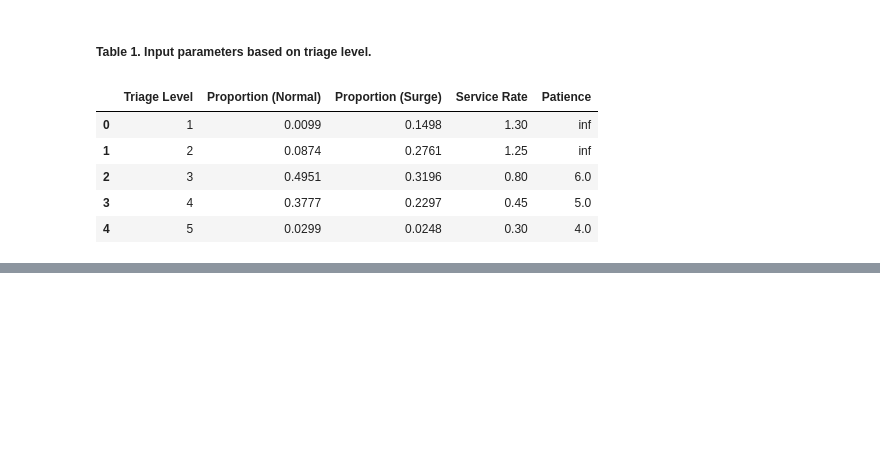
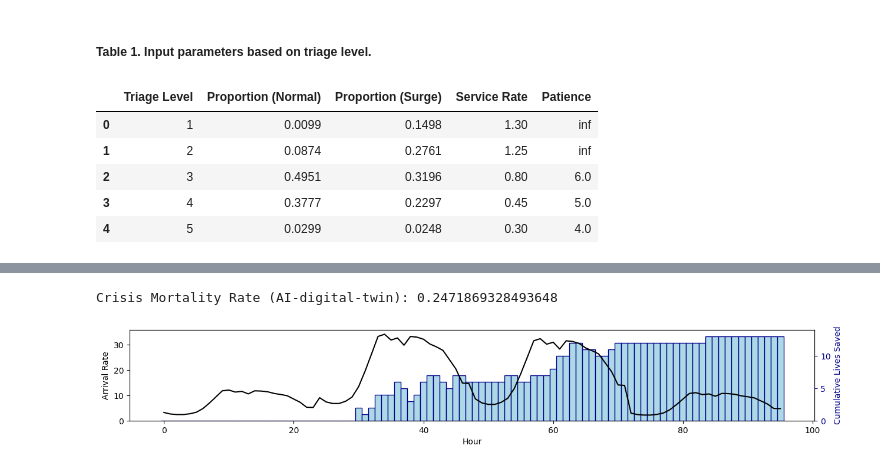
Before and after one commit to dlon450/ambulance-diversion-sim, a Jupyter notebook: simulation.ipynb, the cells around one changed output, grey strips where cells are left out. Cells and saved outputs as stored; diff of their text form; code cells hidden in the pictures; blank space fills up the shorter version.

```diff
--- a/simulation.ipynb
+++ b/simulation.ipynb
@@ -161,0 +163,15 @@ varying_threshold_simulation(
+# %%
+hosp1 = Hospital(hourly_arrival_rates[idx], service_rate, patience, triage_probabilities, triage_probabilities_crisis, daily_crisis_factor[idx], best_threshold, days, patients_hosp1[idx], hosp_number=1)
+hosp2 = Hospital(hourly_arrival_rates[idx], service_rate, patience, triage_probabilities, triage_probabilities_crisis, daily_crisis_factor[idx], np.inf, days, patients_hosp2[idx], doctor_shift_counts=hosp2_doctor_shift_counts[idx], hosp_number=2)
+optimal_thresholds = simulate_system_by_shift(hosp1, hosp2, days, show_output=False, simulate_one_step_ahead=False, travel_time=travel_time_between_hospitals, threshold_model=threshold_model)
+surrogate_mortality_rate = np.mean([p.wait_time - p.death_time >= -1e-8 for p in hosp1.patients if not p.diverted] +
+                            [p.wait_time - p.death_time >= -1e-8 for p in hosp2.patients])
+surrogate_death_counts_h1 = get_patient_arrival_counts([p for p in hosp1.patients if not p.diverted and p.wait_time - p.death_time >= -1e-8])
+surrogate_death_counts_h2 = get_patient_arrival_counts([p for p in hosp2.patients if p.wait_time - p.death_time >= -1e-8])
+print('Crisis Mortality Rate (AI-digital-twin):', surrogate_mortality_rate)
+# %% [output]
+Crisis Mortality Rate (AI-digital-twin): 0.2471869328493648
+# %%
+plot_arrival_overlay_lives(hourly_arrival_rates, static_death_counts_h1, static_death_counts_h2, surrogate_death_counts_h1, surrogate_death_counts_h2)
+# %% [output]
+[figure, added]
```
Also changed, not shown: parts of 19 cells of this notebook, 2 other files.
